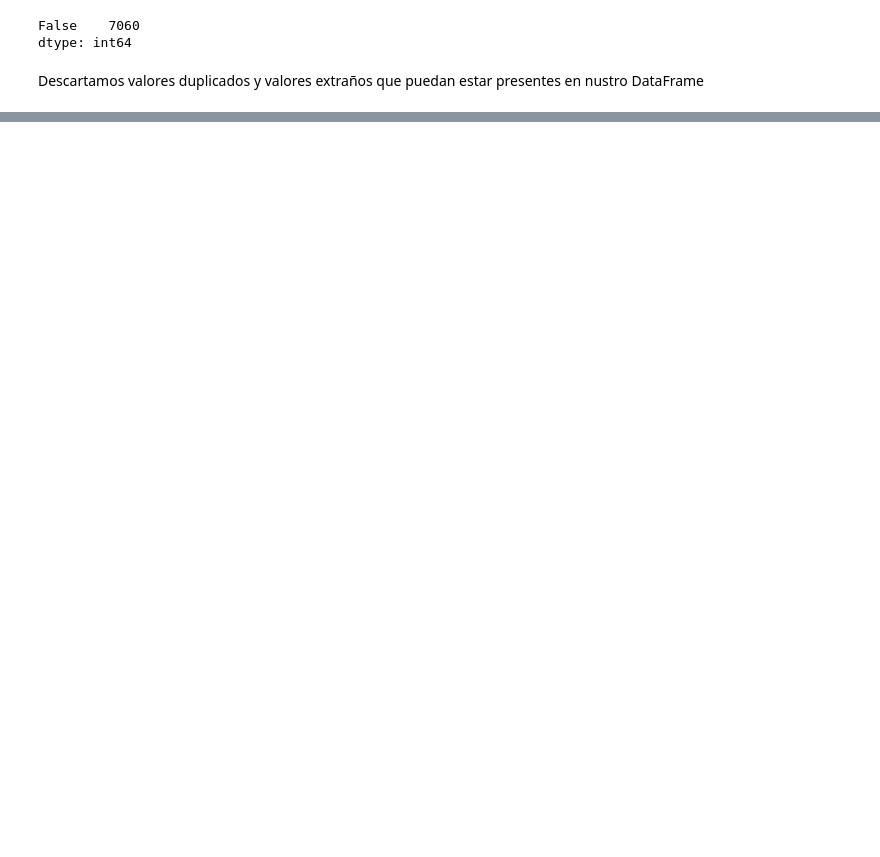
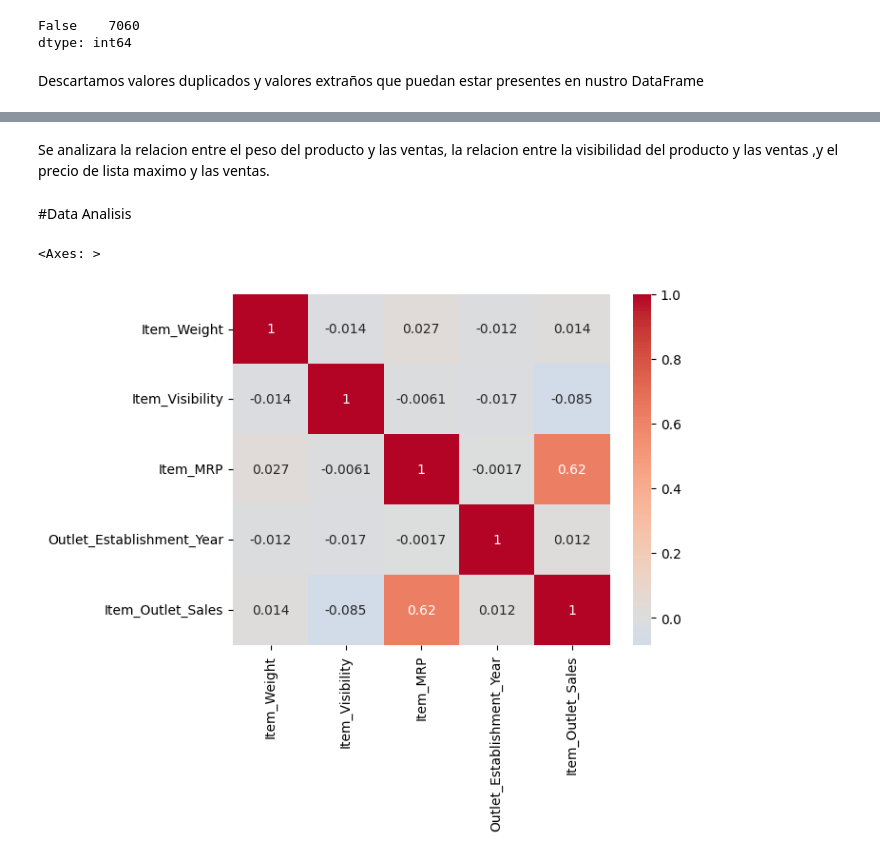
Before and after one commit to JuniorRF19/Sales-Predictions, a Jupyter notebook: Sales_Prediction.ipynb, the cells around one changed output, grey strips where cells are left out. Cells and saved outputs as stored; diff of their text form; code cells hidden in the pictures; blank space fills up the shorter version.

```diff
--- a/Sales_Prediction.ipynb
+++ b/Sales_Prediction.ipynb
@@ -105,0 +128,13 @@ Descartamos valores duplicados y valores extraños que puedan estar presentes en
+# %% [markdown]
+Se analizara la relacion entre el peso del producto y las ventas, la relacion entre la visibilidad del producto y las ventas ,y el precio de lista maximo y las ventas.
+# %% [markdown]
+#Data Analisis
+# %%
+# Crear una matriz de correlación para el conjunto de datos "tips"
+correlation_matrix = df.corr(numeric_only=True)
+
+# Crear un mapa de calor para visualizar la matriz de correlación
+sns.heatmap(correlation_matrix, annot=True, cmap="coolwarm", center=0)
+# %% [output]
+<Axes: >
+[figure, added]
```
Also changed, not shown: parts of 46 cells of this notebook.
